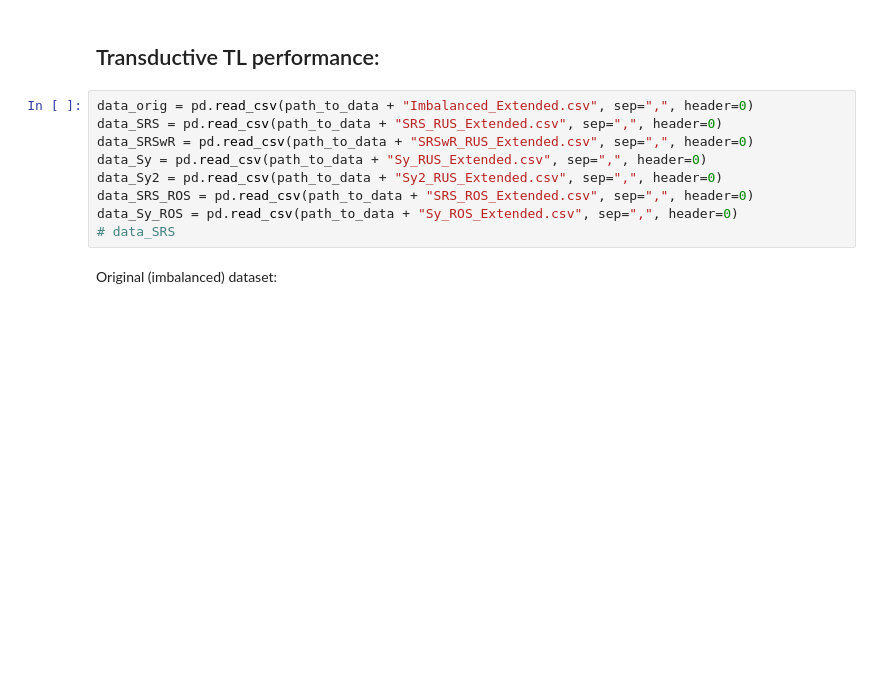
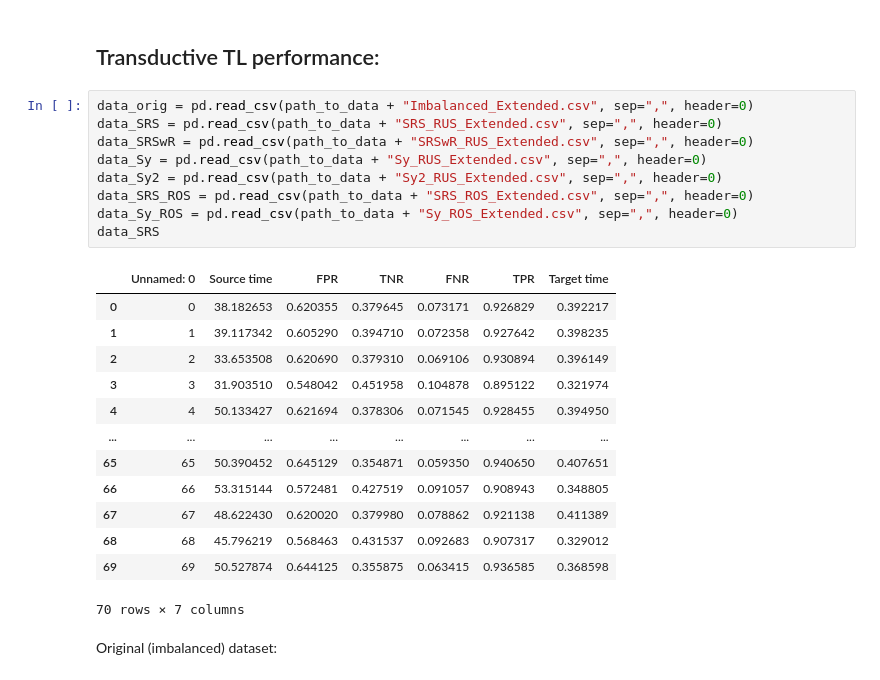
Before and after one commit to AndreiAf02/STAT561_Project, a Jupyter notebook: STAT561_Fine_Tuning_Performance_Analysis.ipynb, the cells around one changed output. Drawn from its saved outputs; the diff is of its cells as text; blank space fills up the shorter version.

```diff
--- a/STAT561_Fine_Tuning_Performance_Analysis.ipynb
+++ b/STAT561_Fine_Tuning_Performance_Analysis.ipynb
@@ -281,12 +281,26 @@ Standard error: 0.012425666521500258
 # %%
 data_orig = pd.read_csv(path_to_data + "Imbalanced_Extended.csv", sep=",", header=0)
 data_SRS = pd.read_csv(path_to_data + "SRS_RUS_Extended.csv", sep=",", header=0)
 data_SRSwR = pd.read_csv(path_to_data + "SRSwR_RUS_Extended.csv", sep=",", header=0)
 data_Sy = pd.read_csv(path_to_data + "Sy_RUS_Extended.csv", sep=",", header=0)
 data_Sy2 = pd.read_csv(path_to_data + "Sy2_RUS_Extended.csv", sep=",", header=0)
 data_SRS_ROS = pd.read_csv(path_to_data + "SRS_ROS_Extended.csv", sep=",", header=0)
 data_Sy_ROS = pd.read_csv(path_to_data + "Sy_ROS_Extended.csv", sep=",", header=0)
-# data_SRS
+data_SRS
+# %% [output]
+|  | Unnamed: 0 | Source time | FPR | TNR | FNR | TPR | Target time |
+| 0 | 0 | 38.182653 | 0.620355 | 0.379645 | 0.073171 | 0.926829 | 0.392217 |
+| 1 | 1 | 39.117342 | 0.605290 | 0.394710 | 0.072358 | 0.927642 | 0.398235 |
+| 2 | 2 | 33.653508 | 0.620690 | 0.379310 | 0.069106 | 0.930894 | 0.396149 |
+| 3 | 3 | 31.903510 | 0.548042 | 0.451958 | 0.104878 | 0.895122 | 0.321974 |
+| 4 | 4 | 50.133427 | 0.621694 | 0.378306 | 0.071545 | 0.928455 | 0.394950 |
+| ... | ... | ... | ... | ... | ... | ... | ... |
+| 65 | 65 | 50.390452 | 0.645129 | 0.354871 | 0.059350 | 0.940650 | 0.407651 |
+| 66 | 66 | 53.315144 | 0.572481 | 0.427519 | 0.091057 | 0.908943 | 0.348805 |
+| 67 | 67 | 48.622430 | 0.620020 | 0.379980 | 0.078862 | 0.921138 | 0.411389 |
+| 68 | 68 | 45.796219 | 0.568463 | 0.431537 | 0.092683 | 0.907317 | 0.329012 |
+| 69 | 69 | 50.527874 | 0.644125 | 0.355875 | 0.063415 | 0.936585 | 0.368598 |
+70 rows × 7 columns
 # %% [markdown]
 Original (imbalanced) dataset:
 # %%
```
Also changed, not shown: parts of 7 cells of this notebook.
